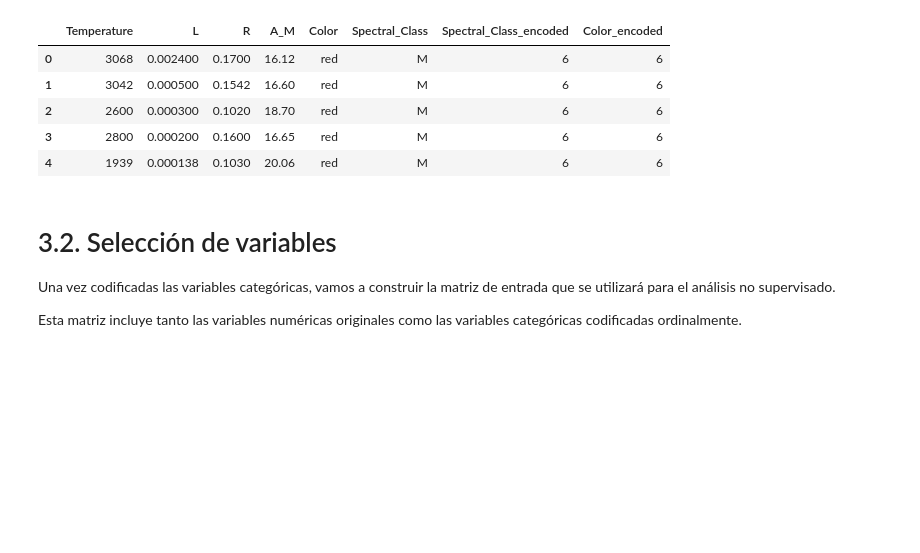
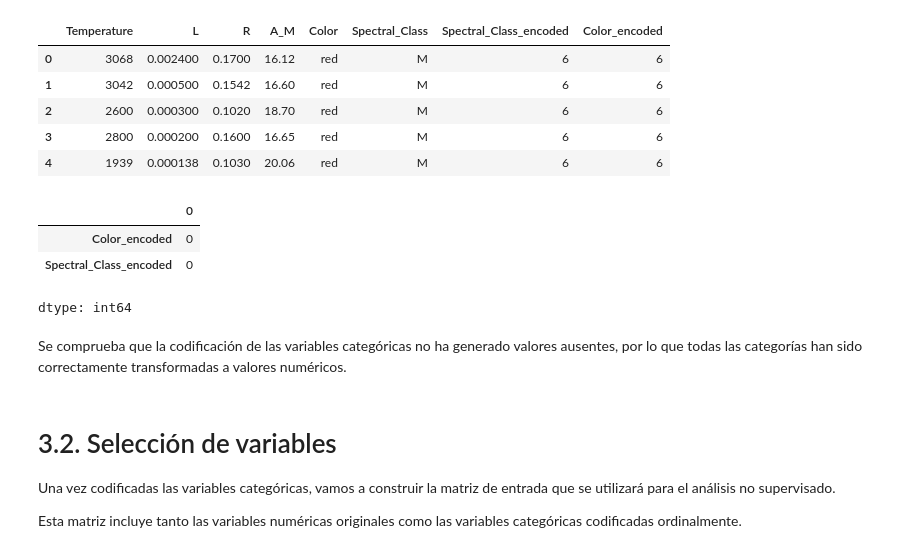
Before and after one commit to 100495785/Grupo17_Practica2, a Jupyter notebook: Practica2_estrellas.ipynb, the cells around one changed output. Saved outputs shown, nothing was run; the diff lists cells and outputs as text; code cells hidden in the pictures; blank space fills up the shorter version.

```diff
--- a/Practica2_estrellas.ipynb
+++ b/Practica2_estrellas.ipynb
@@ -214,6 +214,15 @@ df_processed.head()
 | 2 | 2600 | 0.000300 | 0.1020 | 18.70 | red | M | 6 | 6 |
 | 3 | 2800 | 0.000200 | 0.1600 | 16.65 | red | M | 6 | 6 |
 | 4 | 1939 | 0.000138 | 0.1030 | 20.06 | red | M | 6 | 6 |
+# %%
+df_processed[["Color_encoded", "Spectral_Class_encoded"]].isnull().sum()
+# %% [output]
+|  | 0 |
+| Color_encoded | 0 |
+| Spectral_Class_encoded | 0 |
+dtype: int64
+# %% [markdown]
+Se comprueba que la codificación de las variables categóricas no ha generado valores ausentes, por lo que todas las categorías han sido correctamente transformadas a valores numéricos.
 # %% [markdown]
 # 3.2. Selección de variables
 
```
Also changed, not shown: parts of 17 cells of this notebook.
